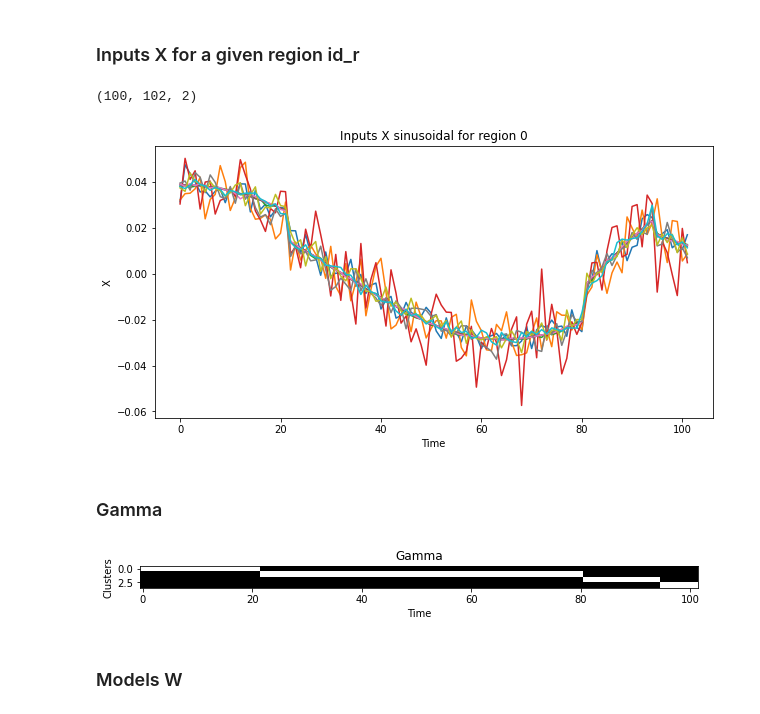
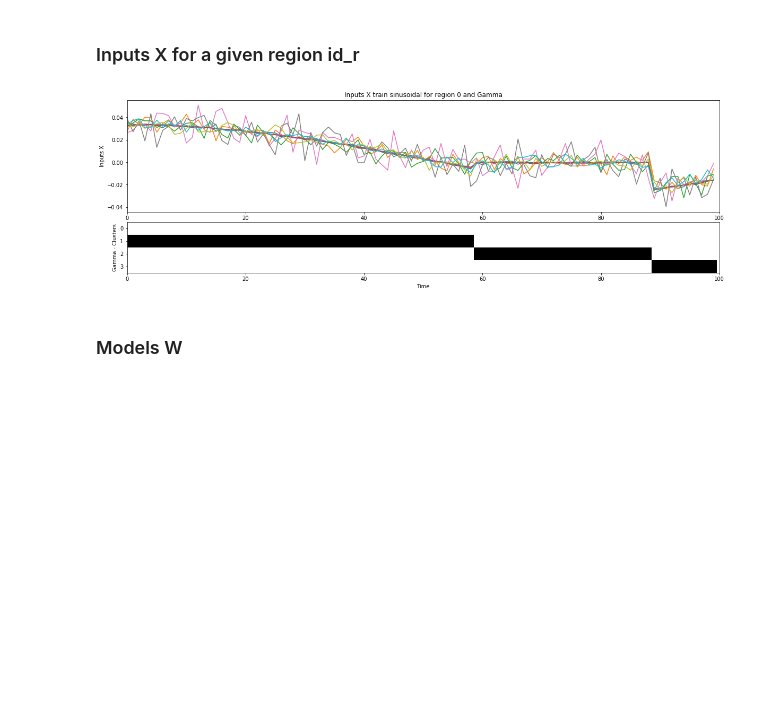
Before and after one commit to sconle/HMM, a Jupyter notebook: myScripts/data_generation.ipynb, the cells around one changed output. Cells and saved outputs as stored; diff of their text form; code cells hidden in the pictures; blank space fills up the shorter version.

Commit message:
saved some figures

```diff
--- a/myScripts/data_generation.ipynb
+++ b/myScripts/data_generation.ipynb
@@ -19,7 +27,7 @@ Importing librairies ... done
 # %%
 ### data ###
 n_samples = 100 #n_trials
-n_time_points = 102
+n_time_points = 100
 n_regions = 2 #IC ou region ou electrod ou channels
 n_label_features = 48
 n_clusters = 4 # n_clusters
@@ -70,46 +78,54 @@ transition = np.concatenate(([0],np.sort(transition),[n_time_points]))
 data_type = 'sinusoidal' # valid input : constant, random, sinusoidal
 
 if data_type == 'constant' :
-    X = get_constant_X()
+    X_train = get_constant_X()
+    X_test = get_constant_X()
+
 elif data_type == 'random' :
-    X = get_random_X()
+    X_train = get_random_X()
+    X_test = get_random_X()
+
 elif data_type == 'sinusoidal' :
-    X = get_sinusoidal_X()
-else : raise ValueError(f"Input received : '{data_type}. Valid input : 'constant', 'random', 'sinusoidal''")
+    X_train = get_sinusoidal_X()
+    X_test = get_sinusoidal_X()
+
+else :
+    raise ValueError(f"Input received : '{data_type}. Valid input : 'constant', 'random', 'sinusoidal''")
 
 W = np.random.randint(low=-10, high=10,size=(n_clusters, n_regions, n_label_features))
 
-gamma = np.array([[1 if (transition[(j)] <= i) and (i < transition[(j+1)]) else 0 for i in range(n_time_points)]
+gamma = np.array([[0 if (transition[(j)] <= i) and (i < transition[(j+1)]) else 1 for i in range(n_time_points)]
                 for j in range(n_clusters)],dtype=int)
 W_mix = get_mix_models(gamma, W)
-y = get_y(X, W_mix)
+
+y_train = get_y(X_train, W_mix)
+y_test = get_y(X_test, W_mix)
 # %% [markdown]
 ## Plot
 # %% [markdown]
 ### Inputs X for a given region id_r
 # %%
 id_r = 0
-print(np.shape(X))
-plt.figure(figsize=(10,5))
+fig = plt.figure(figsize=(20,6))
+
+grid = plt.GridSpec(3, 1)
+ax0 = fig.add_subplot(grid[:2, 0])
 for id_s in range(10):
-    plt.plot(range(n_time_points), X[id_s,:,id_r])
+    ax0.plot(range(n_time_points), X_train[id_s,:,id_r])
+plt.ylabel('Inputs X')
+plt.xlim(0,n_time_points)
+plt.title(f"Inputs X train {data_type} for region {id_r} and Gamma")
+
+
+ax1 = fig.add_subplot(grid[2, 0])
+ax1.imshow(gamma, cmap='gray', aspect='auto')
+plt.ylabel("Gamma - Clusters")
 plt.xlabel('Time')
-plt.ylabel('X')
-plt.title(f"Inputs X {data_type} for region {id_r}")
+plt.xlim(0,n_time_points)
+
+plt.savefig(FIG_PATH+"/x_train_gamma.png")
 plt.show()
 # %% [output]
-(100, 102, 2)
-[figure, old version]
+[figure, new version]
-# %% [markdown]
-### Gamma
-# %%
-plt.figure(figsize=(10,5))
-plt.imshow(gamma,cmap='gray')
-plt.xlabel("Time")
-plt.ylabel("Clusters")
-plt.title(f"Gamma")
-plt.show()
-# %% [output]
-[figure, removed]
 # %% [markdown]
 ### Models W
```
Also changed, not shown: parts of 12 cells of this notebook, 5 other files.
